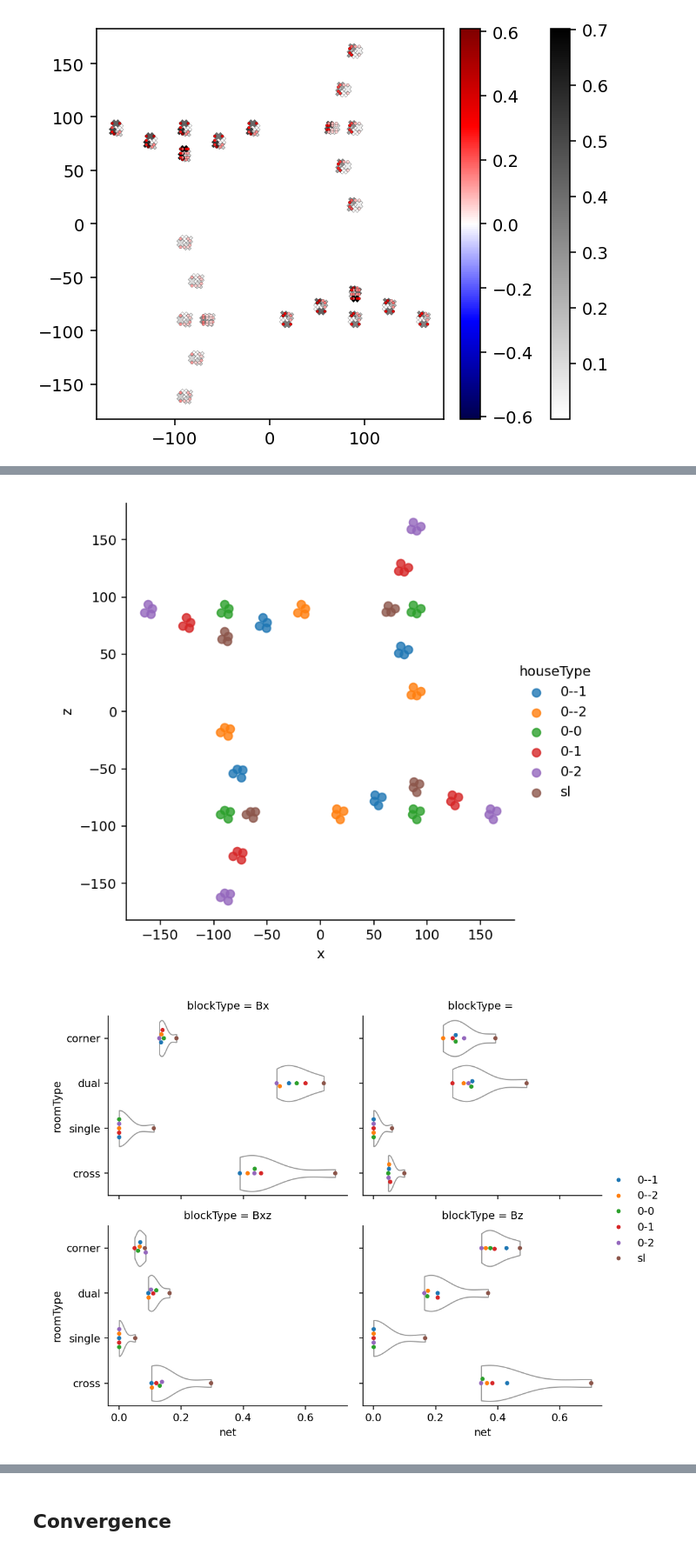
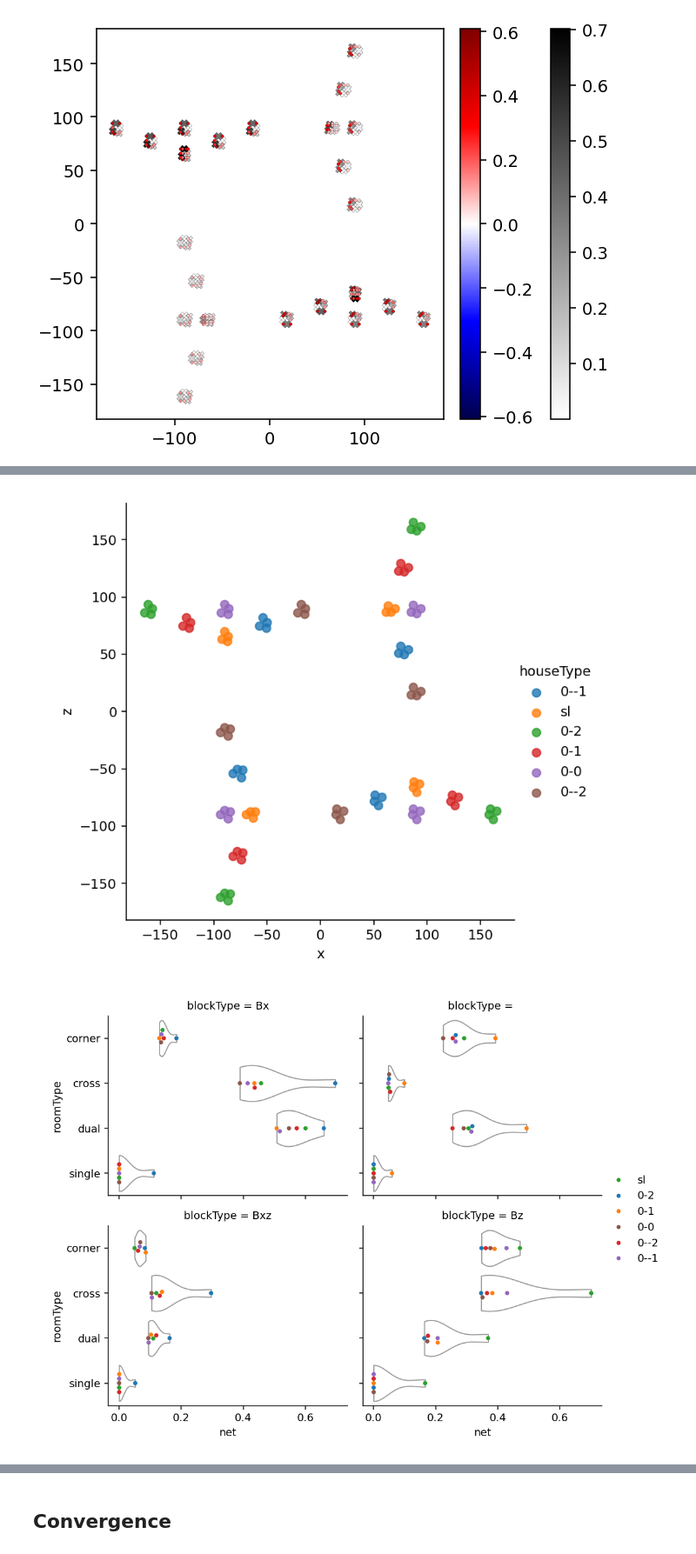
Before and after one commit to nbachand/city_block_cfd, a Jupyter notebook: config2_post-interior.ipynb, the cells around one changed output, grey strips where cells are left out. Shown at 87% size. Cells and saved outputs as stored; diff of their text form; code cells hidden in the pictures.

```diff
--- a/config2_post-interior.ipynb
+++ b/config2_post-interior.ipynb
@@ -160,7 +164,7 @@ processing data took 2 seconds
 # %%
 @utils.no_kwargs
 def norm_norm_windows(data_dict):
-    return probePost.mul_names(data_dict, [name for name in probes.probe_names if "-1_h" in name], -1)
+    return probePost.mul_names(data_dict, [name for name in probes.probe_names if fnmatch(name, "*window_?-1*")], -1)
 
 @utils.no_kwargs
 def norm_norm_blocks(data_dict):
@@ -327,7 +331,10 @@ connectedWindows = {
 }
 
 roomVentilation = probePost.roomStatistics(flowStats, connectedWindows, roomQois)
-roomVentilation
+flowStats = flowStats.sort_values(by = ["roomType"])
+roomVentilation = roomVentilation.sort_values(by = ["roomType"])
+display(roomVentilation)
+flowStats
 # %% [output]
 |  | mean | net | contResid | houseType | blockType | roomType | x | y | z |
 | corner_h_0--1 | 0.264746 | 0.264746 | -0.004287 | 0--1 |  | corner | 73.037757 | 1.498001 | 51.016070 |
@@ -430,13 +472,19 @@ plt.savefig(f'{home_dir}/CHARLES/{category}/R{run}/plots/windowViolins', bbox_in
 # %%
 sns.lmplot(data = roomVentilation, x = 'x', y = 'z', hue = 'houseType', fit_reg = False, palette = "tab10")
 plt.savefig(f'{home_dir}/CHARLES/{category}/R{run}/plots/roomKeyLayout', bbox_inches="tight", dpi = 300)
 
 g = sns.FacetGrid(roomVentilation, col = "blockType", col_wrap = 2, col_order = ["Bx", '', "Bxz", "Bz"], aspect = 1.25, legend_out = True)
 g.map(sns.violinplot, "net", "roomType", color = "1", inner = None, linewidth = 1, density_norm = "width", cut = 0)
 # g.map(sns.boxplot, "net", "roomType", color = "1", linewidth = 1, fliersize = 0)
 g.map(sns.swarmplot, "net", "roomType", "houseType", palette = "tab10", size = 4)
 g.add_legend()
-plt.savefig(f'{home_dir}/CHARLES/{category}/R{run}/plots/roomViolins', bbox_inches="tight")
+plt.savefig(f'{home_dir}/CHARLES/{category}/R{run}/plots/netRoomViolins', bbox_inches="tight")
+
+g = sns.FacetGrid(roomVentilation, col = "blockType", col_wrap = 2, col_order = ["Bx", '', "Bxz", "Bz"], aspect = 1.25, legend_out = True)
+g.map(sns.violinplot, "mean", "roomType", color = "1", inner = None, linewidth = 1, density_norm = "width", cut = 0)
+g.map(sns.swarmplot, "mean", "roomType", "houseType", palette = "tab10", size = 4)
+g.add_legend()
+plt.savefig(f'{home_dir}/CHARLES/{category}/R{run}/plots/meanRoomViolins', bbox_inches="tight")
 # %% [output]
-[figure, old version]
+[figure, new version]
-[figure, old version]
+[figure, new version]
```
Also changed, not shown: parts of 11 cells of this notebook.
